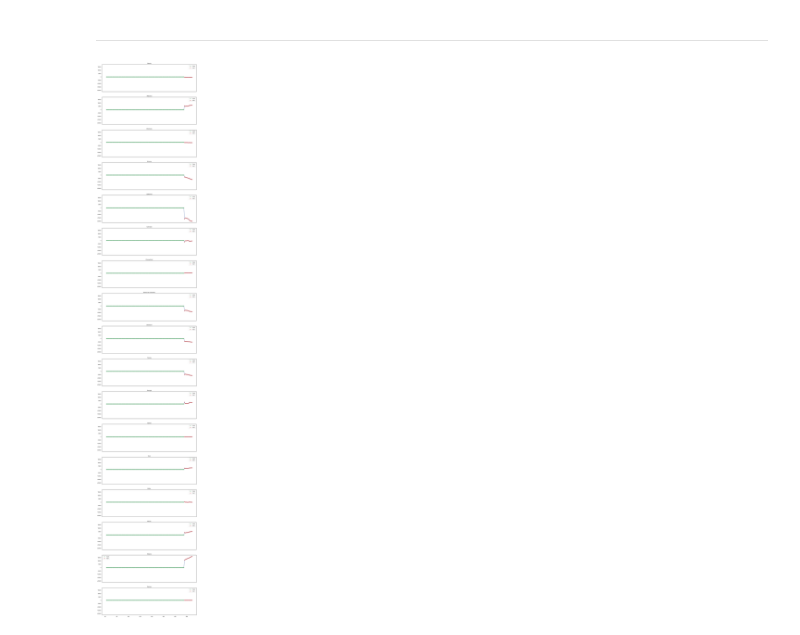
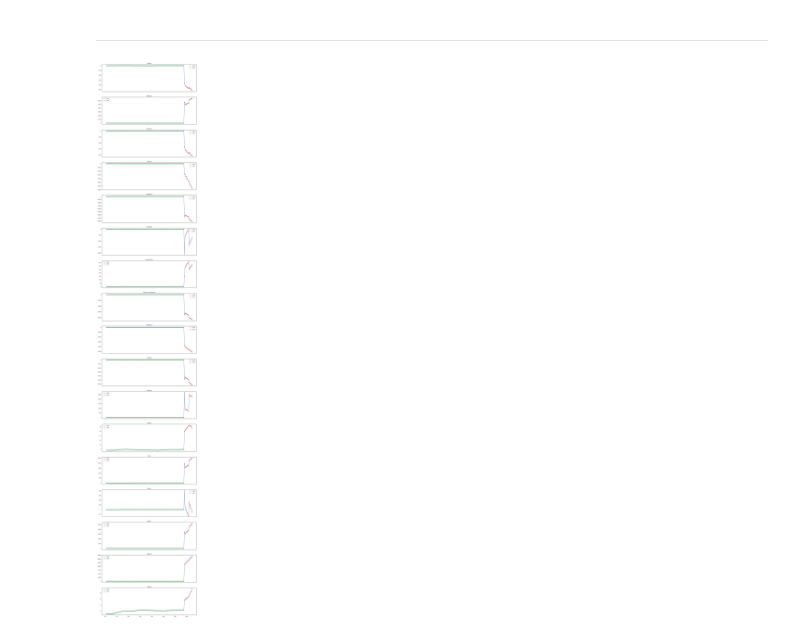
Before and after one commit to epidemic-research-team/epidemic-gaussian-process, a Jupyter notebook: Multi-Outputs US States - Marginal VGP.ipynb, the cells around one changed output. Cells and saved outputs as stored; diff of their text form; code cells hidden in the pictures.

Commit message:
plot

```diff
--- a/Multi-Outputs US States - Marginal VGP.ipynb
+++ b/Multi-Outputs US States - Marginal VGP.ipynb
@@ -494,9 +494,9 @@ def plot_for_state(state, ax=None):
     ax.legend()
     ax.set_title(state)
 # %%
-fig, axs = plt.subplots(N, 1, sharex=True, sharey=True, figsize=(15, 90))
+fig, axs = plt.subplots(N, 1, sharex=True, figsize=(15, 90))
 for i, s in enumerate(results_states.keys()):
     ax = axs[i]
     plot_for_state(s, ax=ax)
 # %% [output]
-[figure, old version]
+[figure, new version]
```
